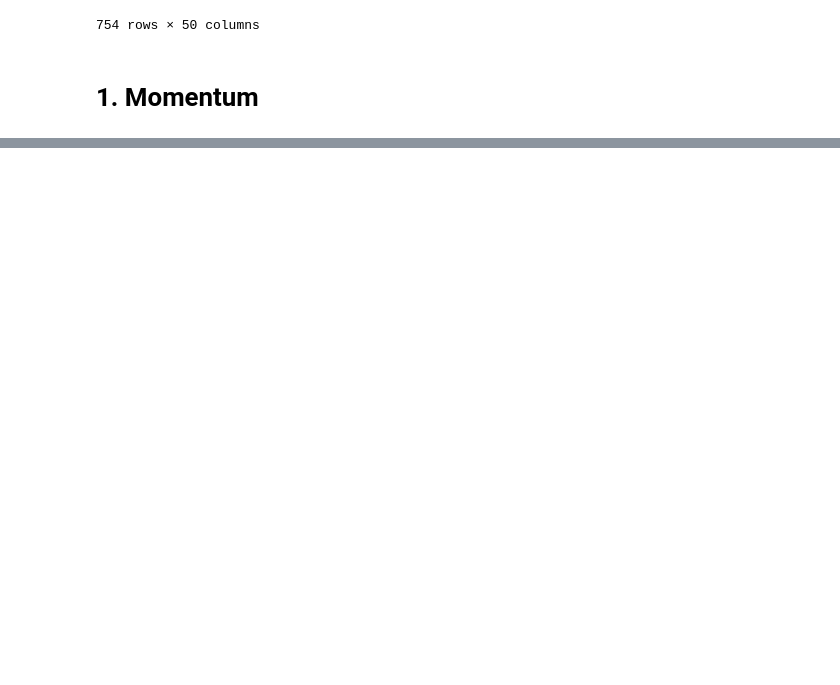
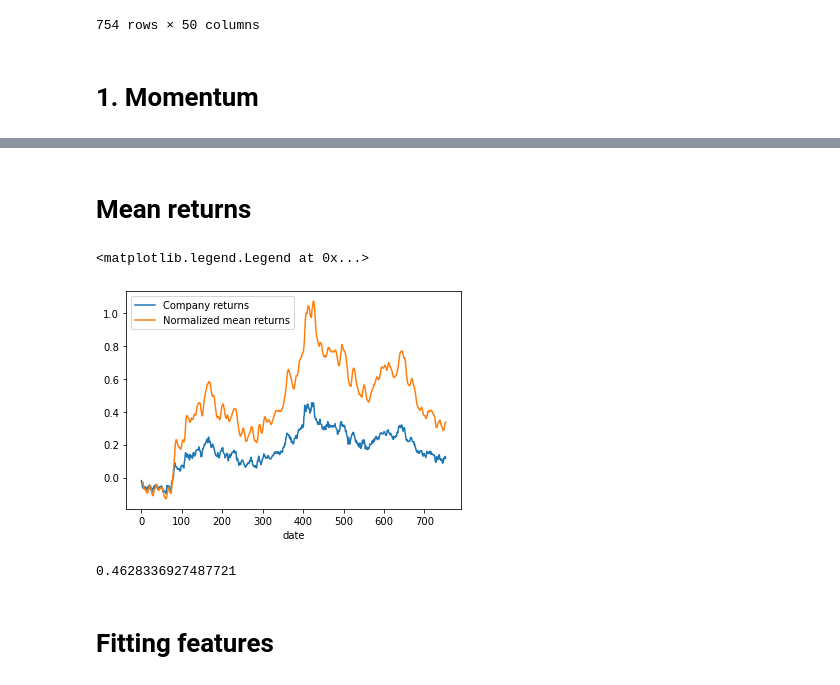
Before and after one commit to peulsilva/qrt-2022-challenge, a Jupyter notebook: notebooks/02-feature_extractor.ipynb, the cells around one changed output, grey strips where cells are left out. Cells and saved outputs as stored; diff of their text form; code cells hidden in the pictures; blank space fills up the shorter version.

```diff
--- a/notebooks/02-feature_extractor.ipynb
+++ b/notebooks/02-feature_extractor.ipynb
@@ -92,0 +124,30 @@ X
+# %% [markdown]
+# Mean returns
+# %%
+normalized_mean_returns = company_0_returns\
+    .rolling(5)\
+    .sum()\
+    .divide(np.sqrt(5))
+
+company_0_returns\
+    .cumsum()\
+    .plot(
+        label="Company returns"
+    )
+
+normalized_mean_returns\
+    .cumsum()\
+    .plot(
+        label = "Normalized mean returns"
+    )
+
+plt.legend()
+# %% [output]
+<matplotlib.legend.Legend at 0x...>
+[figure, added]
+# %%
+company_0_returns.corr(normalized_mean_returns)
+# %% [output]
+0.4628336927487721
+# %% [markdown]
+# Fitting features
```
Also changed, not shown: parts of 12 cells of this notebook.
